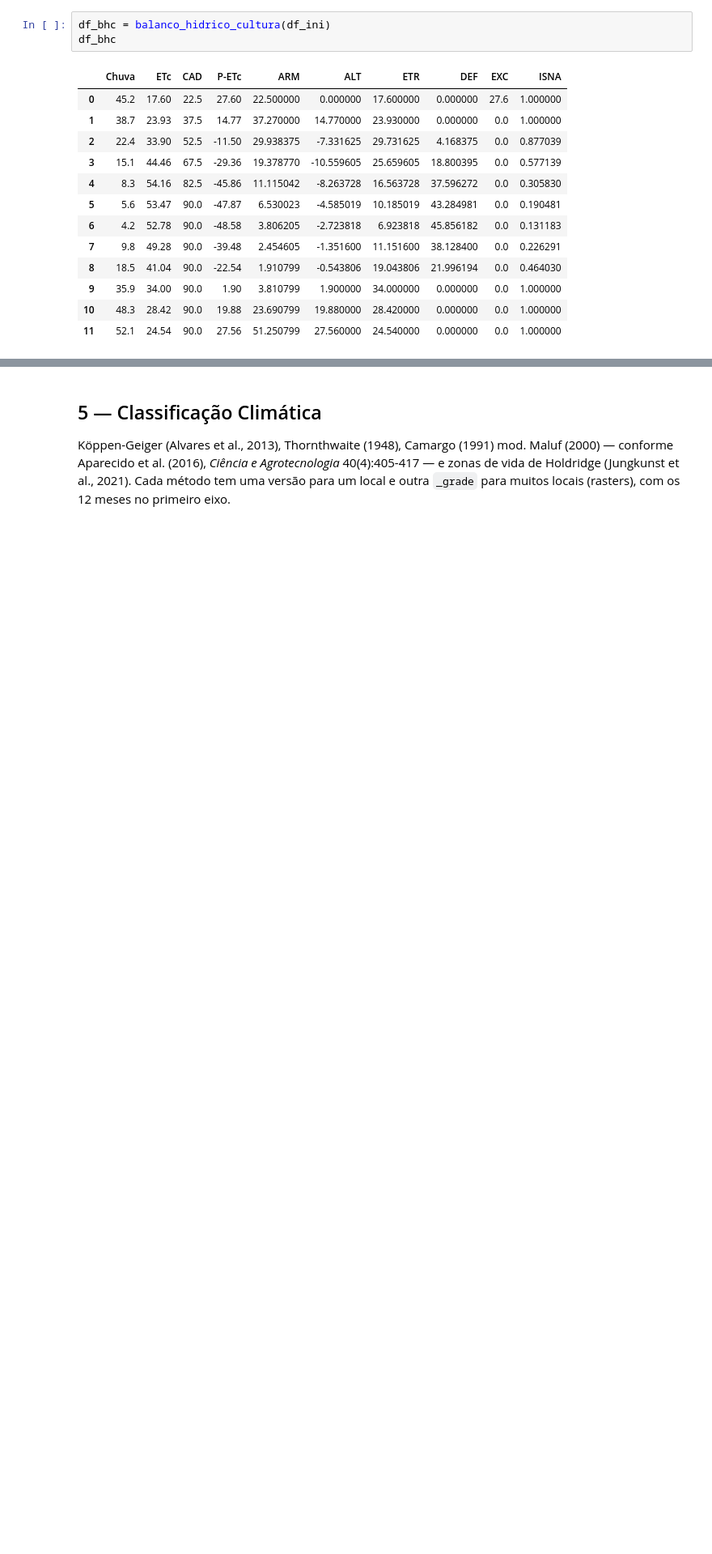
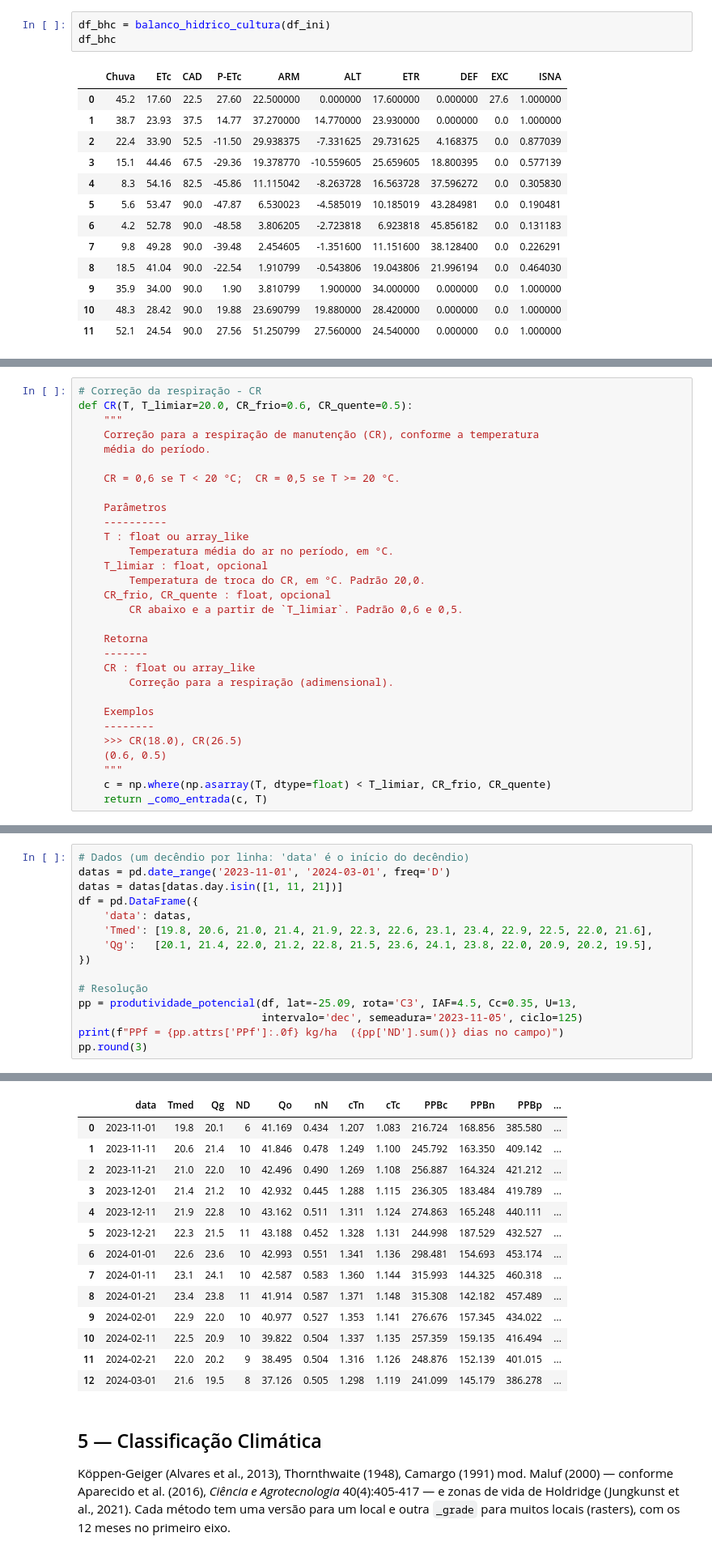
Before and after one commit to fcoliveira-utfpr/agrometeorologiapy, a Jupyter notebook: examples/formulas_agrometeorologia.ipynb, the cells around one changed output, grey strips where cells are left out. Shown at 81% size. Drawn from its saved outputs; the diff is of its cells as text; blank space fills up the shorter version.

```diff
--- a/examples/formulas_agrometeorologia.ipynb
+++ b/examples/formulas_agrometeorologia.ipynb
@@ -1829,0 +2050,30 @@ df_bhc
+# %%
+# Correção da respiração - CR
+def CR(T, T_limiar=20.0, CR_frio=0.6, CR_quente=0.5):
+    """
+    Correção para a respiração de manutenção (CR), conforme a temperatura
+    média do período.
+
+    CR = 0,6 se T < 20 °C;  CR = 0,5 se T >= 20 °C.
+
+    Parâmetros
+    ----------
+    T : float ou array_like
+        Temperatura média do ar no período, em °C.
+    T_limiar : float, opcional
+        Temperatura de troca do CR, em °C. Padrão 20,0.
+    CR_frio, CR_quente : float, opcional
+        CR abaixo e a partir de `T_limiar`. Padrão 0,6 e 0,5.
+
+    Retorna
+    -------
+    CR : float ou array_like
+        Correção para a respiração (adimensional).
+
+    Exemplos
+    --------
+    >>> CR(18.0), CR(26.5)
+    (0.6, 0.5)
+    """
+    c = np.where(np.asarray(T, dtype=float) < T_limiar, CR_frio, CR_quente)
+    return _como_entrada(c, T)
@@ -1829,0 +2447,16 @@ df_bhc
+# %%
+# Dados (um decêndio por linha: 'data' é o início do decêndio)
+datas = pd.date_range('2023-11-01', '2024-03-01', freq='D')
+datas = datas[datas.day.isin([1, 11, 21])]
+df = pd.DataFrame({
+    'data': datas,
+    'Tmed': [19.8, 20.6, 21.0, 21.4, 21.9, 22.3, 22.6, 23.1, 23.4, 22.9, 22.5, 22.0, 21.6],
+    'Qg':   [20.1, 21.4, 22.0, 21.2, 22.8, 21.5, 23.6, 24.1, 23.8, 22.0, 20.9, 20.2, 19.5],
+})
+
+# Resolução
+pp = produtividade_potencial(df, lat=-25.09, rota='C3', IAF=4.5, Cc=0.35, U=13,
+                             intervalo='dec', semeadura='2023-11-05', ciclo=125)
+print(f"PPf = {pp.attrs['PPf']:.0f} kg/ha  ({pp['ND'].sum()} dias no campo)")
+pp.round(3)
+# %% [output]
@@ -1830,3 +2464,17 @@ df_bhc
+|  | data | Tmed | Qg | ND | Qo | nN | cTn | cTc | PPBc | PPBn | PPBp | ... |
+| 0 | 2023-11-01 | 19.8 | 20.1 | 6 | 41.169 | 0.434 | 1.207 | 1.083 | 216.724 | 168.856 | 385.580 | ... |
+| 1 | 2023-11-11 | 20.6 | 21.4 | 10 | 41.846 | 0.478 | 1.249 | 1.100 | 245.792 | 163.350 | 409.142 | ... |
+| 2 | 2023-11-21 | 21.0 | 22.0 | 10 | 42.496 | 0.490 | 1.269 | 1.108 | 256.887 | 164.324 | 421.212 | ... |
+| 3 | 2023-12-01 | 21.4 | 21.2 | 10 | 42.932 | 0.445 | 1.288 | 1.115 | 236.305 | 183.484 | 419.789 | ... |
+| 4 | 2023-12-11 | 21.9 | 22.8 | 10 | 43.162 | 0.511 | 1.311 | 1.124 | 274.863 | 165.248 | 440.111 | ... |
+| 5 | 2023-12-21 | 22.3 | 21.5 | 11 | 43.188 | 0.452 | 1.328 | 1.131 | 244.998 | 187.529 | 432.527 | ... |
+| 6 | 2024-01-01 | 22.6 | 23.6 | 10 | 42.993 | 0.551 | 1.341 | 1.136 | 298.481 | 154.693 | 453.174 | ... |
+| 7 | 2024-01-11 | 23.1 | 24.1 | 10 | 42.587 | 0.583 | 1.360 | 1.144 | 315.993 | 144.325 | 460.318 | ... |
+| 8 | 2024-01-21 | 23.4 | 23.8 | 11 | 41.914 | 0.587 | 1.371 | 1.148 | 315.308 | 142.182 | 457.489 | ... |
+| 9 | 2024-02-01 | 22.9 | 22.0 | 10 | 40.977 | 0.527 | 1.353 | 1.141 | 276.676 | 157.345 | 434.022 | ... |
+| 10 | 2024-02-11 | 22.5 | 20.9 | 10 | 39.822 | 0.504 | 1.337 | 1.135 | 257.359 | 159.135 | 416.494 | ... |
+| 11 | 2024-02-21 | 22.0 | 20.2 | 9 | 38.495 | 0.504 | 1.316 | 1.126 | 248.876 | 152.139 | 401.015 | ... |
+| 12 | 2024-03-01 | 21.6 | 19.5 | 8 | 37.126 | 0.505 | 1.298 | 1.119 | 241.099 | 145.179 | 386.278 | ... |
 # %% [markdown]
 ## 5 — Classificação Climática
 
```
Also changed, not shown: parts of 17 cells of this notebook, 8 other files.
